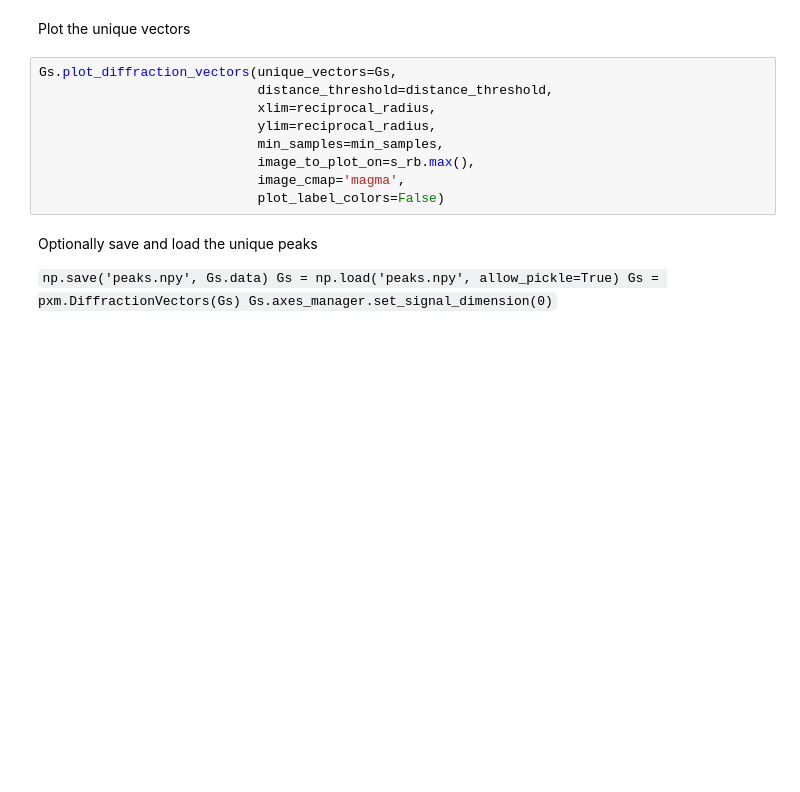
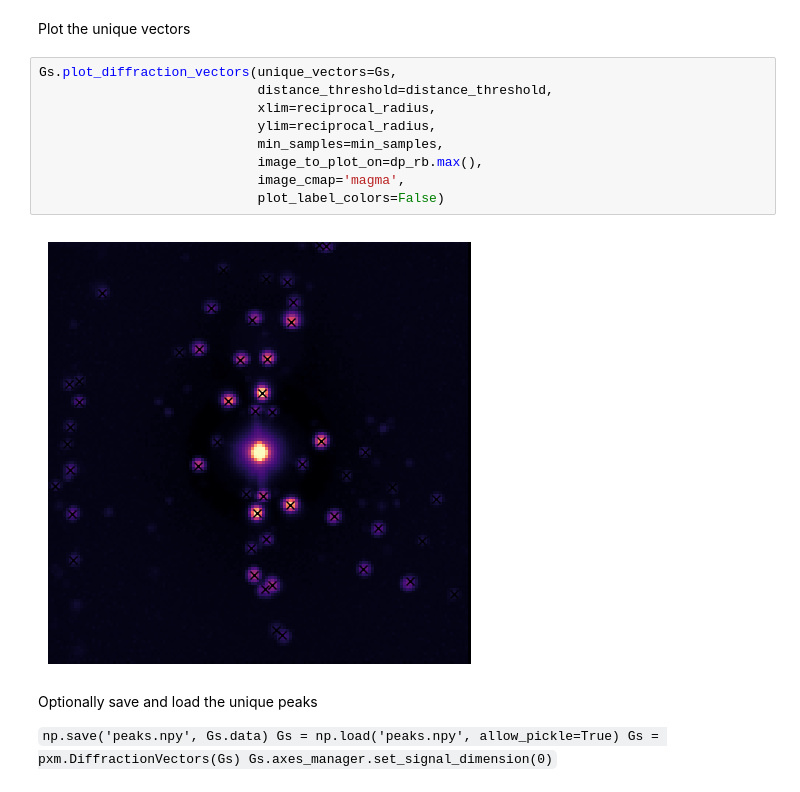
Before and after one commit to pyxem/pyxem-demos, a Jupyter notebook: 06 Nanocrystal segmentation in SPED data - Demonstration on partly overlapping MgO cubes.ipynb, the cells around one changed output. Saved outputs shown, nothing was run; the diff lists cells and outputs as text; blank space fills up the shorter version.

```diff
--- a/06 Nanocrystal segmentation in SPED data - Demonstration on partly overlapping MgO cubes.ipynb
+++ b/06 Nanocrystal segmentation in SPED data - Demonstration on partly overlapping MgO cubes.ipynb
@@ -163,12 +192,14 @@ Plot the unique vectors
 # %%
 Gs.plot_diffraction_vectors(unique_vectors=Gs,
                             distance_threshold=distance_threshold,
                             xlim=reciprocal_radius,
                             ylim=reciprocal_radius,
                             min_samples=min_samples,
-                            image_to_plot_on=s_rb.max(),
+                            image_to_plot_on=dp_rb.max(),
                             image_cmap='magma',
                             plot_label_colors=False)
+# %% [output]
+[figure, added]
 # %% [markdown]
 Optionally save and load the unique peaks
 
```
Also changed, not shown: parts of 38 cells of this notebook, 2 other files.
